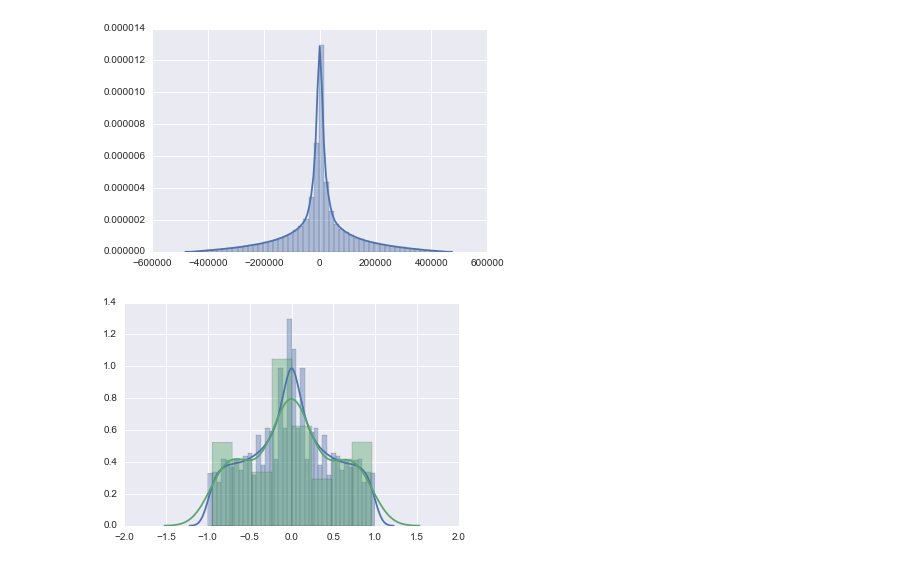
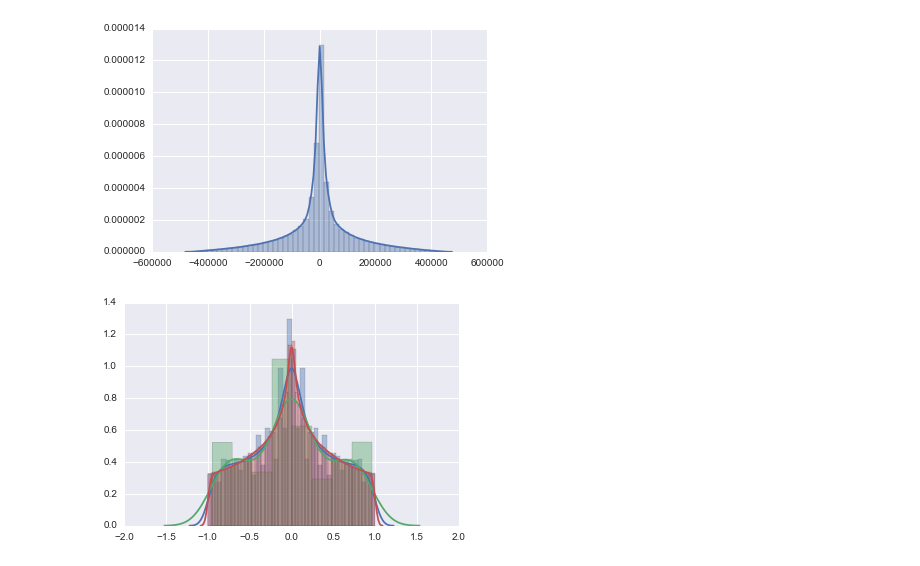
Before and after one commit to jonhilgart22/Galvanize-Linear-Algebra, a Jupyter notebook: week5/5.3/Plotting_Isotherms.ipynb, the cells around one changed output. Drawn from its saved outputs; the diff is of its cells as text; code cells hidden in the pictures.

```diff
--- a/week5/5.3/Plotting_Isotherms.ipynb
+++ b/week5/5.3/Plotting_Isotherms.ipynb
@@ -27,8 +27,10 @@ def function_c(x,y):return cos(x)*sin(y)
 # %%
 question_three_data = [function_c(x,y) for x in range(-100,100) for y in range(-50,50)]
 question_three_data_2 =  [function_c(x,y) for x in range(-10,10) for y in range(-5,5)]
+question_three_data_3 = [function_c(x,y) for x in range(-1000,1000) for y in range(-500,500)]
 # %%
 sns.distplot(question_three_data)
-sns.distplot(question_three_data_2);
+sns.distplot(question_three_data_2)
+sns.distplot(question_three_data_3);
 # %% [output]
-[figure, old version]
+[figure, new version]
```
Also changed, not shown: 1 other file.
